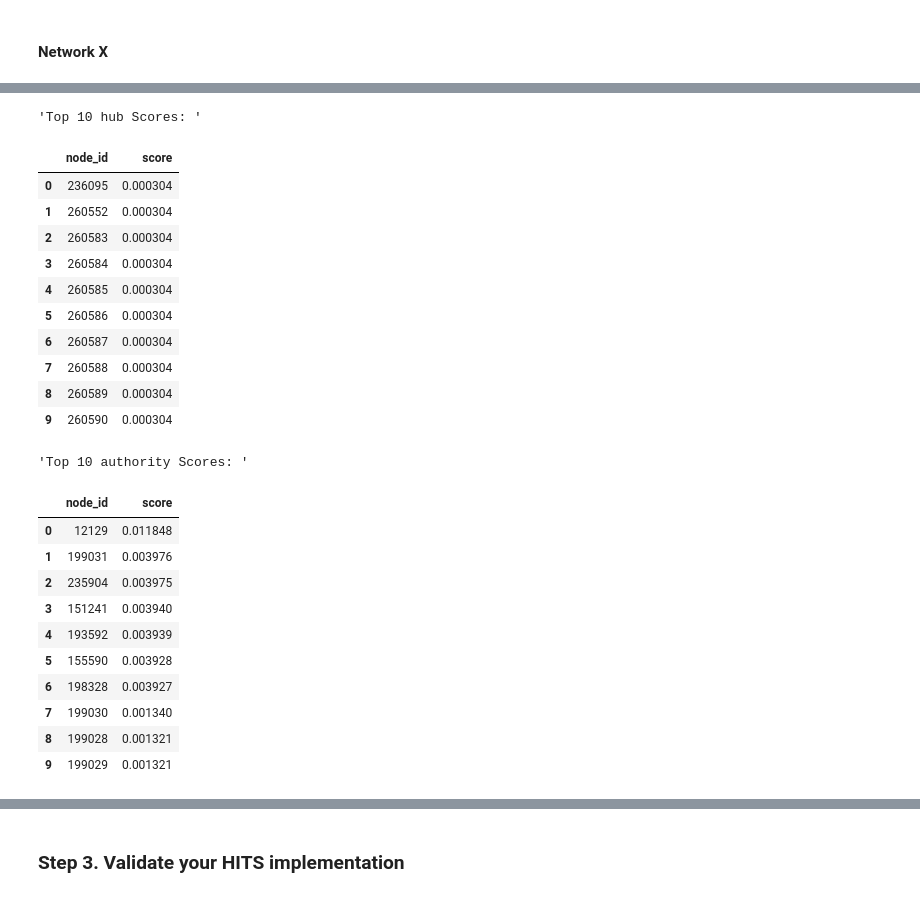
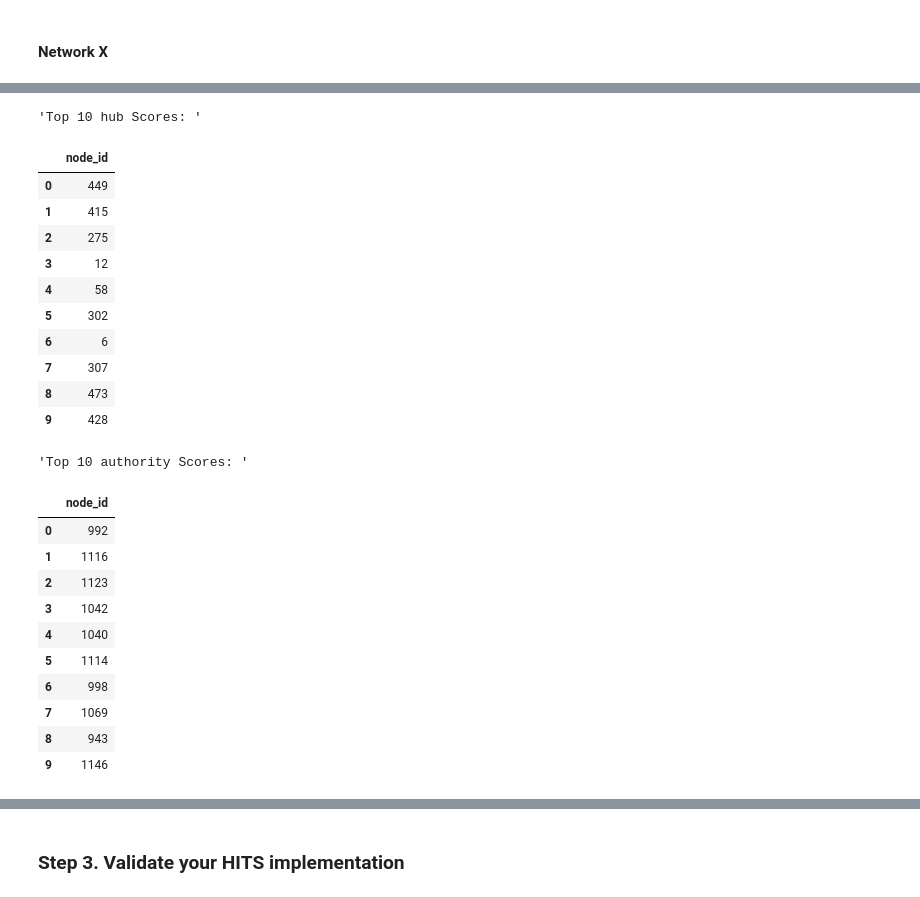
Before and after one commit to BiancaBenelli/Mining_massive_datasets, a Jupyter notebook: hubs_and_authorities/Session 4. Tutorial on HITS.ipynb, the cells around one changed output, grey strips where cells are left out. Saved outputs shown, nothing was run; the diff lists cells and outputs as text; code cells hidden in the pictures.

```diff
--- a/hubs_and_authorities/Session 4. Tutorial on HITS.ipynb
+++ b/hubs_and_authorities/Session 4. Tutorial on HITS.ipynb
@@ -298,31 +349,15 @@ From https://snap.stanford.edu/data/web-NotreDame.html
 # %% [markdown]
 #### Network X
-# %%
-def load_data(filename):
-    input_lines = []
-    raw_lines = open(filename, 'r').read().splitlines() # Read all lines and put them in a list
-    num_nodes = 0 # Counter
-    nodes = {} # Dictionary of identifier of list and the one I assigned
-    for line in raw_lines:
-        line_content = line.split() # Each line has two values, so I split them
-        from_id = int(line_content[0]) # First node (as int)
-        to_id = int(line_content[1]) # Second node (as int)
-        if from_id not in nodes:
-            nodes[from_id] = num_nodes # Map identifier with internal sequential identifier
-            num_nodes += 1
-        if to_id not in nodes:
-            nodes[to_id] = num_nodes
-            num_nodes += 1
-        input_lines.append([nodes[from_id], nodes[to_id]]) # Create my list, where each sublist is a pair of nodes with a link
-    return input_lines
-
-data = load_data("web_NotreDame.txt") # Load data
+# %%
+# Read the file of the edges
+with open('edges_movies.csv') as f:
+    data=[tuple(line) for line in csv.reader(f)]
 # %%
 # Create a list of tuples (considering the weights too)
 def create_w_edges(data):
     my_edges = []
     for i in range(len(data)):
-        tup = (data[i][0], data[i][1], 1)
+        tup = (int(data[i][0]), int(data[i][1]), int(data[i][2]))
         my_edges.append(tup)
     return my_edges
 
@@ -342,35 +372,36 @@ hubs, authorities = nx.hits(G, max_iter = 100, normalized = True, tol=1e-9)
 # %%
-import operator
 # I sort the results and get the top tens only
 sorted_hubs = dict(sorted(hubs.items(), key=operator.itemgetter(1),reverse=True)[:10])
 sorted_aut = dict(sorted(authorities.items(), key=operator.itemgetter(1),reverse=True)[:10])
 
 hubs_df = pd.DataFrame(list(sorted_hubs.items()), columns=['node_id', 'score'])
+hubs_df.drop(columns=["score"], inplace = True)
 aut_df = pd.DataFrame(list(sorted_aut.items()), columns=['node_id', 'score'])
-#display("Top 10 hub Scores: ", hubs_df)
-#display("Top 10 authority Scores: ", aut_df)
+aut_df.drop(columns=["score"], inplace = True)
+display("Top 10 hub Scores: ", hubs_df)
+display("Top 10 authority Scores: ", aut_df)
 # %% [output]
 'Top 10 hub Scores: '
-|  | node_id | score |
-| 0 | 236095 | 0.000304 |
-| 1 | 260552 | 0.000304 |
-| 2 | 260583 | 0.000304 |
-| 3 | 260584 | 0.000304 |
-| 4 | 260585 | 0.000304 |
-| 5 | 260586 | 0.000304 |
-| 6 | 260587 | 0.000304 |
-| 7 | 260588 | 0.000304 |
-| 8 | 260589 | 0.000304 |
-| 9 | 260590 | 0.000304 |
+|  | node_id |
+| 0 | 449 |
+| 1 | 415 |
+| 2 | 275 |
+| 3 | 12 |
+| 4 | 58 |
+| 5 | 302 |
+| 6 | 6 |
+| 7 | 307 |
+| 8 | 473 |
+| 9 | 428 |
 'Top 10 authority Scores: '
-|  | node_id | score |
-| 0 | 12129 | 0.011848 |
-| 1 | 199031 | 0.003976 |
-| 2 | 235904 | 0.003975 |
-| 3 | 151241 | 0.003940 |
-| 4 | 193592 | 0.003939 |
-| 5 | 155590 | 0.003928 |
-| 6 | 198328 | 0.003927 |
-| 7 | 199030 | 0.001340 |
-| 8 | 199028 | 0.001321 |
-| 9 | 199029 | 0.001321 |
+|  | node_id |
+| 0 | 992 |
+| 1 | 1116 |
+| 2 | 1123 |
+| 3 | 1042 |
+| 4 | 1040 |
+| 5 | 1114 |
+| 6 | 998 |
+| 7 | 1069 |
+| 8 | 943 |
+| 9 | 1146 |
```
Also changed, not shown: parts of 32 cells of this notebook, 1 other file.
